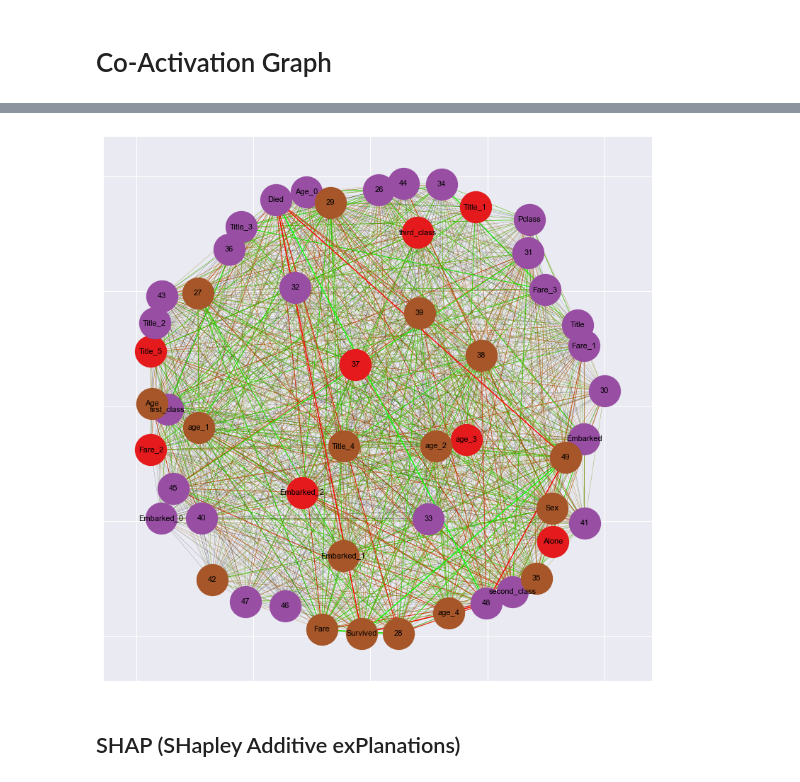
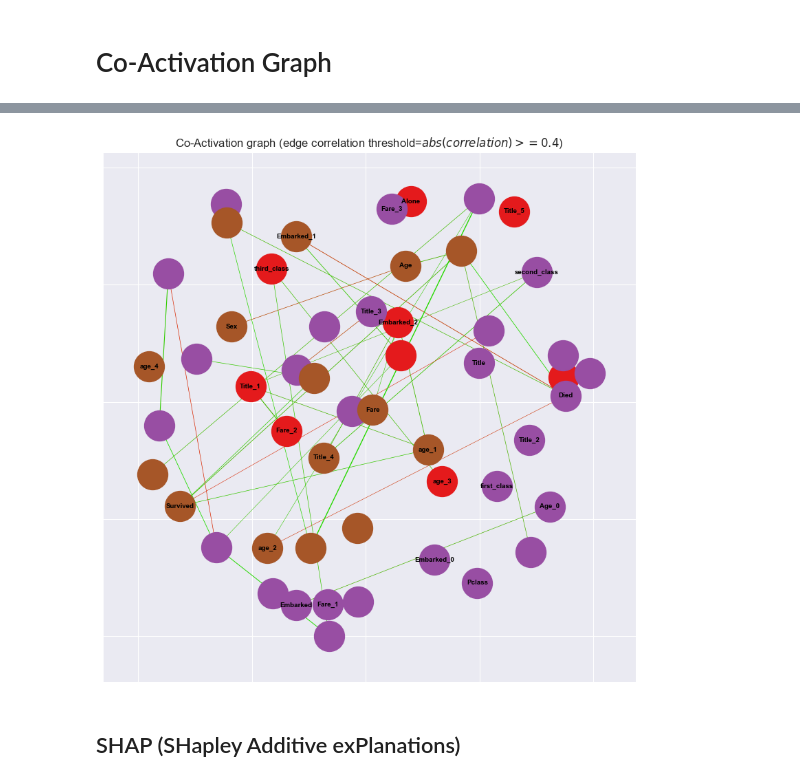
Before and after one commit to b0ster/KRW-project-group2, a Jupyter notebook: src/titanic/titanic-dnn-classification-experiment.ipynb, the cells around one changed output, grey strips where cells are left out. Saved outputs shown, nothing was run; the diff lists cells and outputs as text; code cells hidden in the pictures.

Commit message:
Added the two new co-activation graphs

```diff
--- a/src/titanic/titanic-dnn-classification-experiment.ipynb
+++ b/src/titanic/titanic-dnn-classification-experiment.ipynb
@@ -200,8 +201,7 @@ import networkx as nx
 import matplotlib.colors as mcolors
 from networkx.algorithms.community import louvain_communities
 
-# defines the correlation threshold for the edges (0=everything will be shown, range=(-1,1))
-threshold = 0
+threshold = 0.4
 
 num_nodes = correlations.shape[0]
 survived_output = num_nodes-1
@@ -209,7 +209,7 @@ died_output = num_nodes-2
 
 # Define the node names as a list
 # Create a dictionary that maps node indices to node names
-node_labels = {i: (X_train.columns[i] if i < len(X_train.columns) else i) for i in range(num_nodes-2)}
+node_labels = {i: (X_train.columns[i] if i < len(X_train.columns) else '') for i in range(num_nodes-2)}
 node_labels.update({survived_output: "Survived"})
 node_labels.update({died_output: "Died"})
 
@@ -219,17 +219,16 @@ G = nx.Graph()
 for i in range(correlations.shape[0]):
     for j in range(i + 1, correlations.shape[1]):
         corr = min_v if (abs(correlations[i, j])) < min_v else correlations[i, j]
-        if abs(corr) >= threshold:
-            G.add_edge(i, j, weight=corr)
+        G.add_edge(i, j, weight=corr)
 
 # resolution 1.2 to slightly bias more cluster division, threshold 0.5 as research supports this
 clusters = louvain_communities(G, weight='weight', resolution=1.2, threshold=0.5, seed=123)
 
 # Draw the graph
 fig, ax = plt.subplots(figsize=(10, 10))
-pos = nx.spring_layout(G, weight='weight', k=1.8)
-nx.draw_networkx_nodes(G, pos, node_color='r', node_size=50)
-nx.draw_networkx_labels(G, pos, font_size=8, labels=node_labels)
+pos = nx.spring_layout(G, weight='weight', k=1.3)
+# nx.draw_networkx_nodes(G, pos, node_color='r', node_size=)
+nx.draw_networkx_labels(G, pos, font_size=7, labels=node_labels, font_weight='bold')
 
 edges, weights = zip(*nx.get_edge_attributes(G, 'weight').items())
 edges = list(edges)
@@ -238,36 +237,38 @@ weights = list(weights)
 # this part will do the edge colorization
 min_w, max_w = -1, 1
 red = mcolors.hex2color('#FF0000')  # red color in RGB format
 green = mcolors.hex2color('#00FF00')  # green color in RGB format
 edge_colors = []
 for w in weights:
-    if abs(w) <= min_v:
-        edge_colors.append('black')
+    if abs(w) <= threshold:
+        edge_colors.append('#00000000')
     else:
         # Map the weight value to a value between 0 and 1
         normalized_w = (w - min_w) / (max_w - min_w)
 
         # Use a linear interpolation to determine the color between red and green
         color = tuple((1 - normalized_w) * c1 + normalized_w * c2 for c1, c2 in zip(red, green))
 
         # Convert the color to hexadecimal format and append it to the list
         edge_colors.append(mcolors.rgb2hex(color))
 
 # draw the network edges
 edges, weights = zip(*[(edges[i], round(weights[i], 1)) for i in range(len(edges)) if abs(weights[i]) >= threshold])
 nx.draw_networkx_edges(G, pos, edgelist=edges, edge_color=edge_colors, width=weights, edge_cmap=plt.cm.coolwarm)
 
 # draw the louvain communities
 colors = {}
 for i, community in enumerate(clusters):
     color = plt.cm.Set1(i / len(clusters))
     colors.update({node: color for node in community})
 
 for c in clusters:
     nx.draw_networkx_nodes(G, pos, nodelist=list(c), node_color=colors[list(c)[0]], node_size=1000)
+
+plt.title(f'Co-Activation graph (edge correlation threshold=$abs(correlation)>={threshold}$)')
 show_and_save_current_matplotlib_plt("co_activation_graph.png")
 # %% [output]
-[figure, old version]
+[figure, new version]
 # %% [markdown]
 ## SHAP (SHapley Additive exPlanations)
 # %%
```
Also changed, not shown: parts of 16 cells of this notebook, 33 other files.
